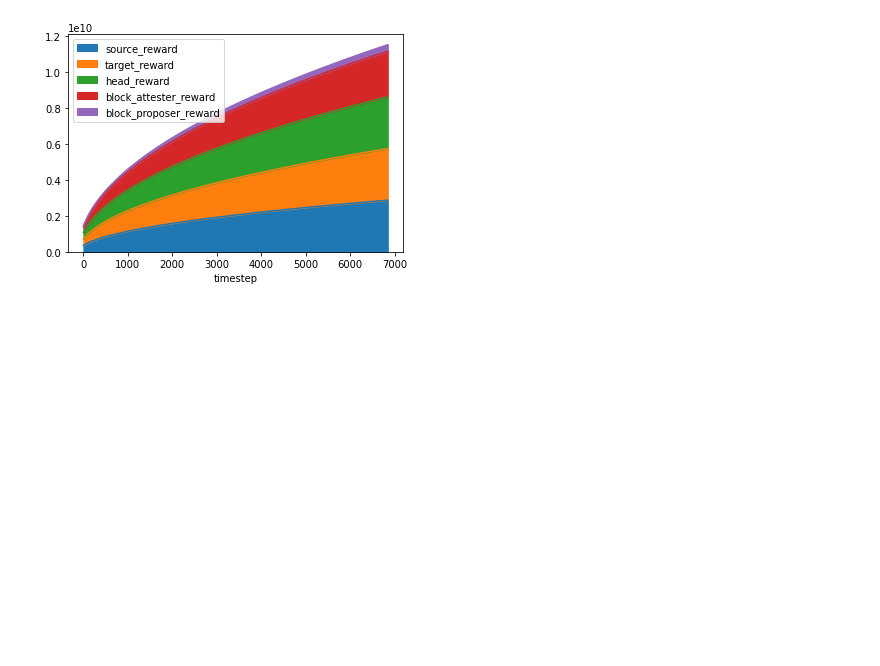
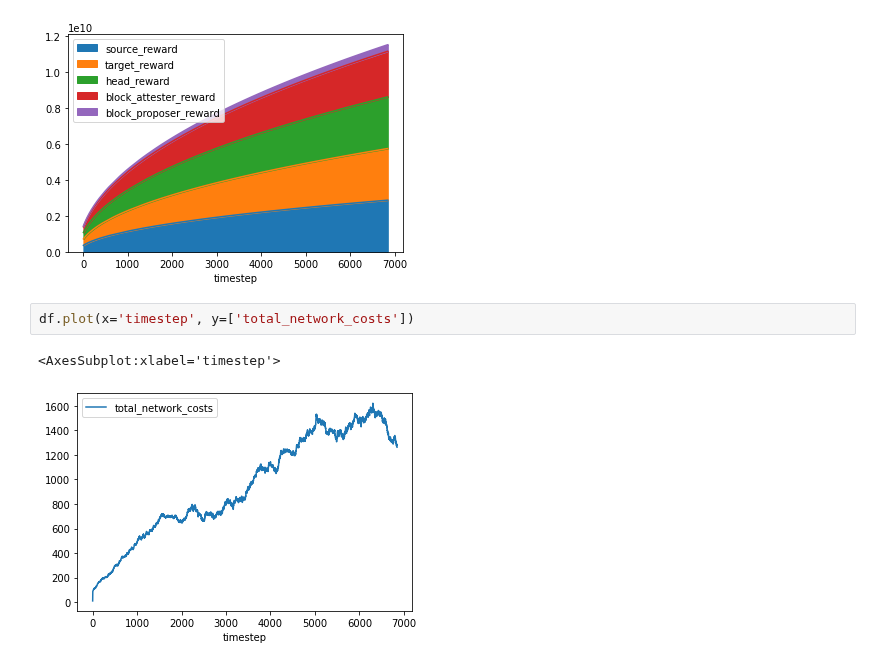
Before and after one commit to CADLabs/ethereum-economic-model, a Jupyter notebook: scratchpad.ipynb, the cells around one changed output. Saved outputs shown, nothing was run; the diff lists cells and outputs as text; blank space fills up the shorter version.

```diff
--- a/scratchpad.ipynb
+++ b/scratchpad.ipynb
@@ -51,6 +61,11 @@ df.plot.area(x='timestep', y=['source_reward', 'target_reward', 'head_reward', '
 # %% [output]
 <AxesSubplot:xlabel='timestep'>
 [figure]
+# %%
+df.plot(x='timestep', y=['total_network_costs'])
+# %% [output]
+<AxesSubplot:xlabel='timestep'>
+[figure, added]
 # %%
 df.plot(x='timestep', y=['total_revenue', 'total_profit'])
 # %% [output]
```
Also changed, not shown: parts of 10 cells of this notebook, 11 other files.
